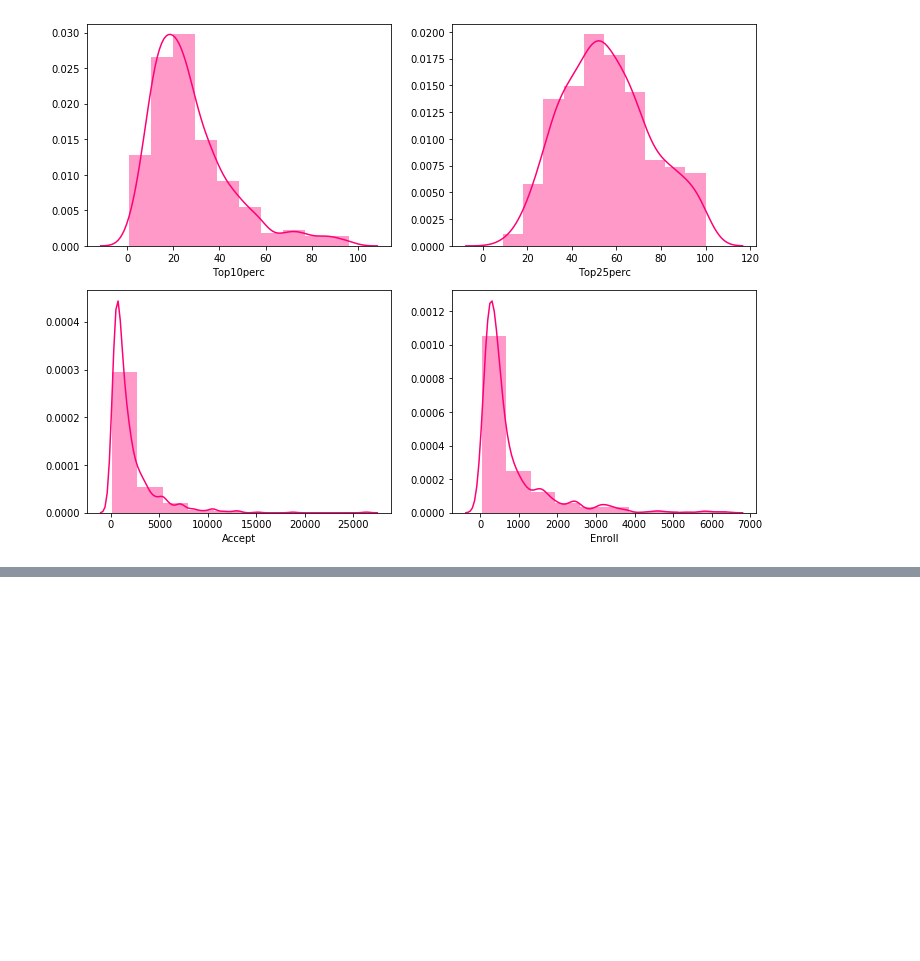
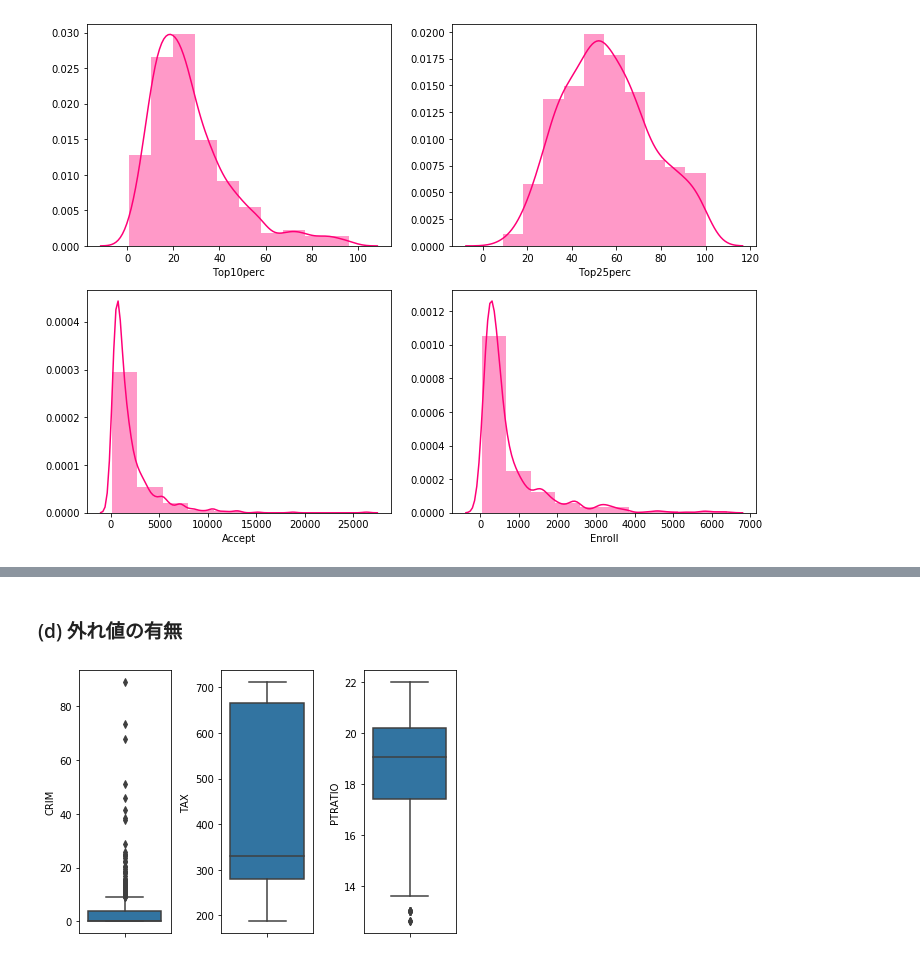
Before and after one commit to kiitaamuuraa/ISR, a Jupyter notebook: Chapter2_Ex.ipynb, the cells around one changed output, grey strips where cells are left out. Saved outputs shown, nothing was run; the diff lists cells and outputs as text; code cells hidden in the pictures; blank space fills up the shorter version.

```diff
--- a/Chapter2_Ex.ipynb
+++ b/Chapter2_Ex.ipynb
@@ -100,0 +219,10 @@ sns.distplot(df['Enroll'], bins=10, color='#FF0077', label='data', kde=True,ax=a
+# %% [markdown]
+### (d) 外れ値の有無
+# %%
+fig, ax = plt.subplots(1, 3)
+sns.boxplot(df['CRIM'], orient='v', ax=ax[0])
+sns.boxplot(df['TAX'], orient='v', ax=ax[1])
+sns.boxplot(df['PTRATIO'], orient='v', ax=ax[2])
+plt.tight_layout()
+# %% [output]
+[figure, added]
```
Also changed, not shown: parts of 26 cells of this notebook.
